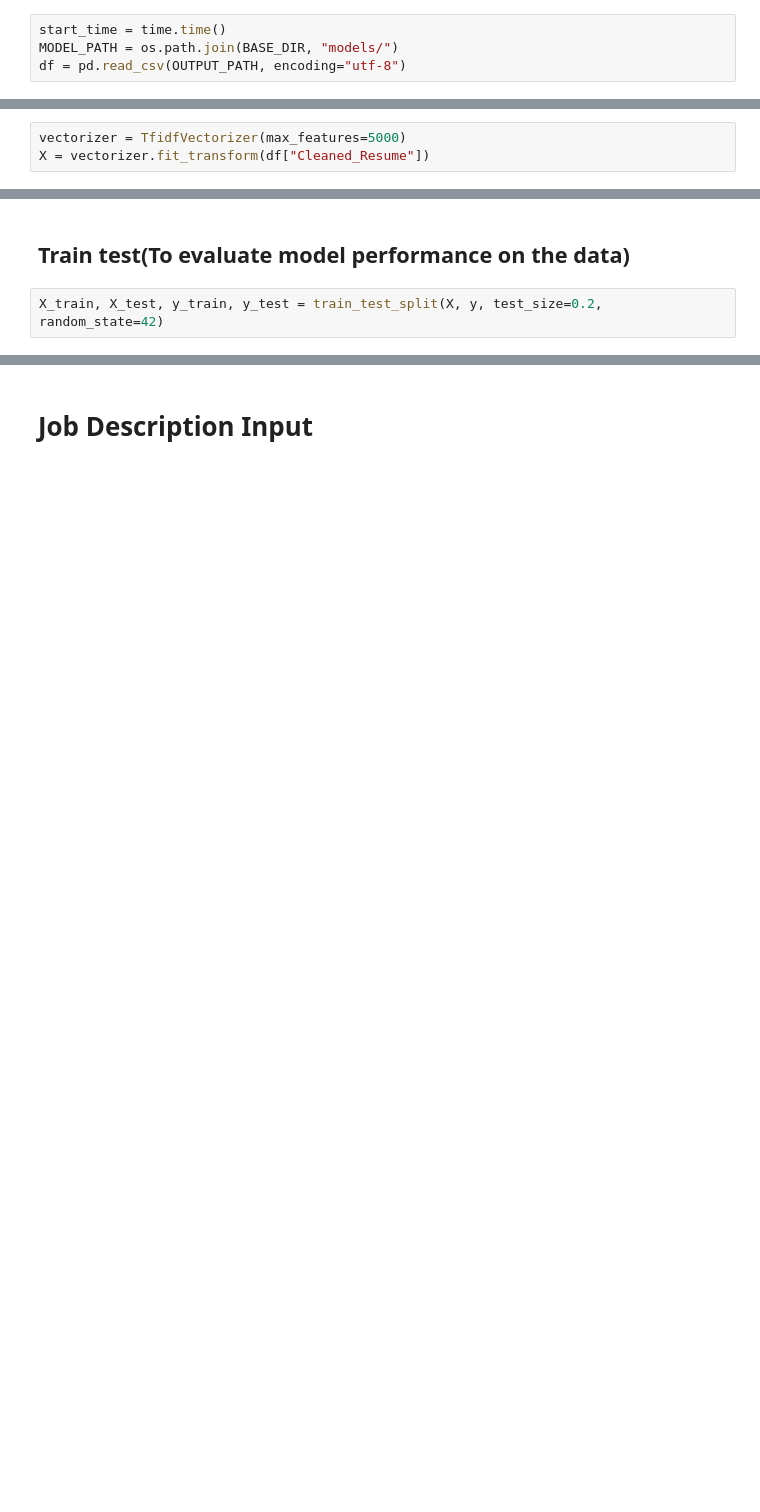
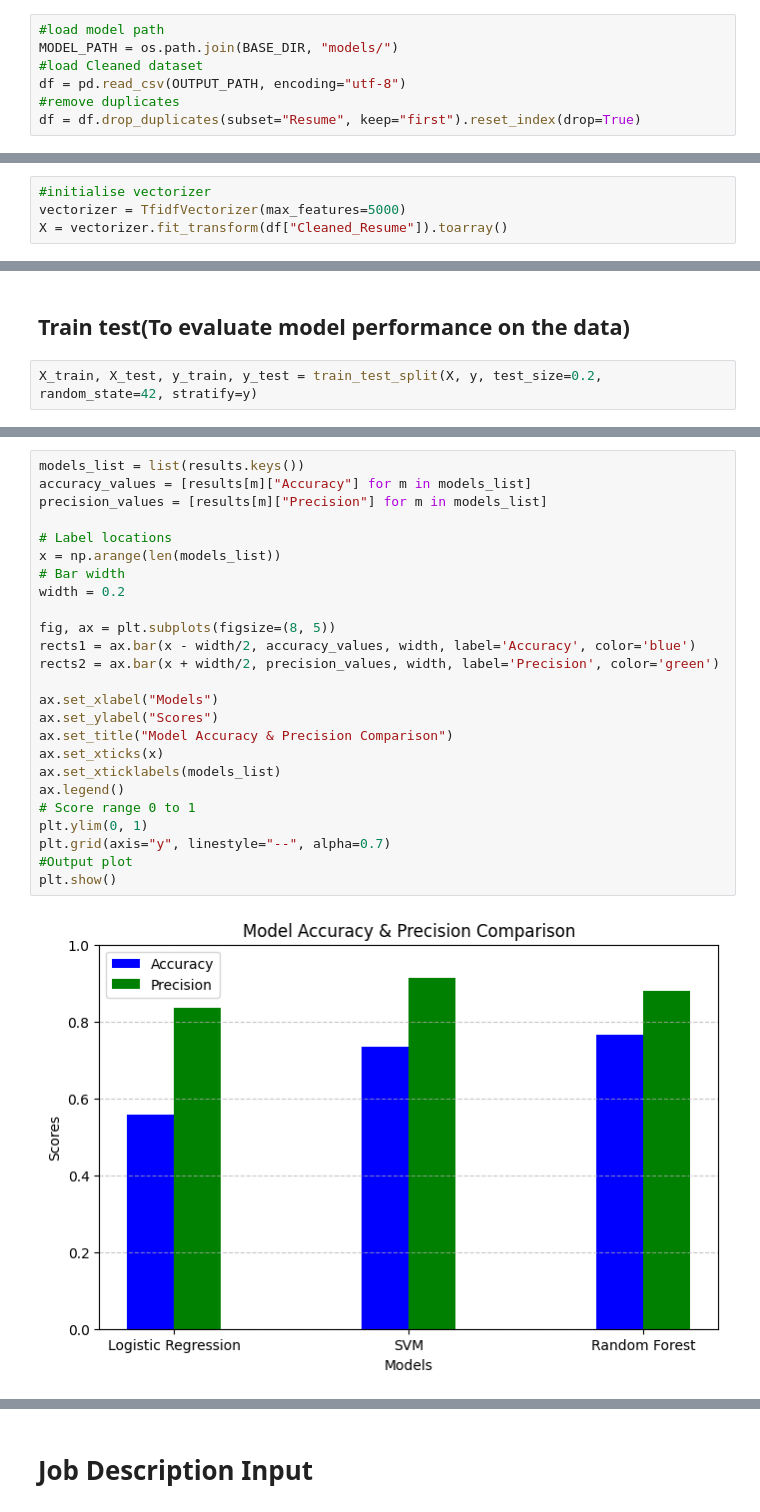
Before and after one commit to gaiuso33/practice, a Jupyter notebook: result-screening-system/resume_screener/resume_screener.ipynb, the cells around one changed output, grey strips where cells are left out. Saved outputs shown, nothing was run; the diff lists cells and outputs as text; blank space fills up the shorter version.

Commit message:
added two new models, removed duplicates in the dataset, tested accuracy and precision for the new models, generate bar chart for the three models and used the random forest to rank candidates

```diff
--- a/result-screening-system/resume_screener/resume_screener.ipynb
+++ b/result-screening-system/resume_screener/resume_screener.ipynb
@@ -108,14 +98,18 @@ Processing Time: 10.22 seconds
 # %% [markdown]
 # Load preprocessed dataset
 # %%
-start_time = time.time()
+#load model path
 MODEL_PATH = os.path.join(BASE_DIR, "models/")
+#load Cleaned dataset
 df = pd.read_csv(OUTPUT_PATH, encoding="utf-8")
+#remove duplicates
+df = df.drop_duplicates(subset="Resume", keep="first").reset_index(drop=True)
 # %% [markdown]
 ## Convert Text to Numerical Features
 # %%
+#initialise vectorizer
 vectorizer = TfidfVectorizer(max_features=5000)
-X = vectorizer.fit_transform(df["Cleaned_Resume"])
+X = vectorizer.fit_transform(df["Cleaned_Resume"]).toarray()
 # %% [markdown]
 ## Encode Categories (Convert Labels to Numbers)
 # %%
@@ -124,5 +119,5 @@ y = encoder.fit_transform(df["Category"])
 # %% [markdown]
 ## Train test(To evaluate model performance on the data)
 # %%
-X_train, X_test, y_train, y_test = train_test_split(X, y, test_size=0.2, random_state=42)
+X_train, X_test, y_train, y_test = train_test_split(X, y, test_size=0.2, random_state=42, stratify=y)
 # %% [markdown]
@@ -176 +187,28 @@ Processing Time: 12.26 seconds
+# %%
+models_list = list(results.keys())
+accuracy_values = [results[m]["Accuracy"] for m in models_list]
+precision_values = [results[m]["Precision"] for m in models_list]
+
+# Label locations
+x = np.arange(len(models_list))
+# Bar width
+width = 0.2
+
+fig, ax = plt.subplots(figsize=(8, 5))
+rects1 = ax.bar(x - width/2, accuracy_values, width, label='Accuracy', color='blue')
+rects2 = ax.bar(x + width/2, precision_values, width, label='Precision', color='green')
+
+ax.set_xlabel("Models")
+ax.set_ylabel("Scores")
+ax.set_title("Model Accuracy & Precision Comparison")
+ax.set_xticks(x)
+ax.set_xticklabels(models_list)
+ax.legend()
+# Score range 0 to 1
+plt.ylim(0, 1)
+plt.grid(axis="y", linestyle="--", alpha=0.7)
+#Output plot
+plt.show()
+# %% [output]
+[figure, added]
 # %% [markdown]
```
Also changed, not shown: parts of 21 cells of this notebook, 6 other files.
